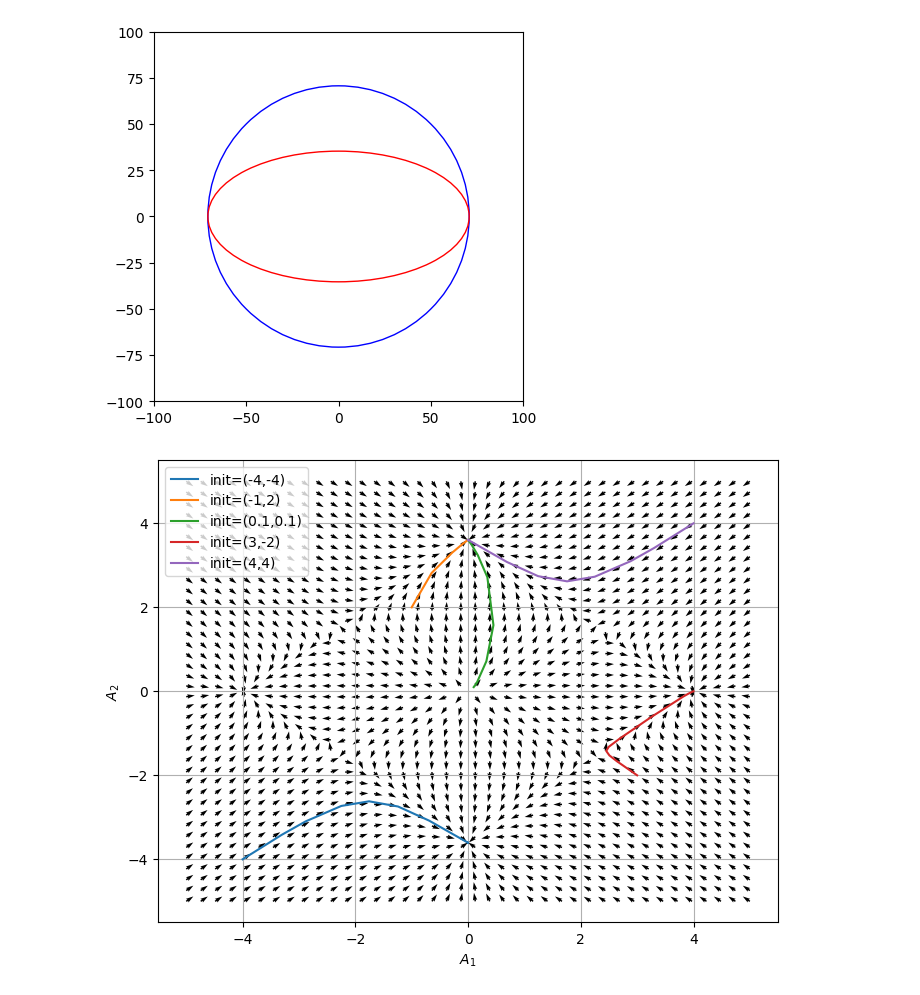
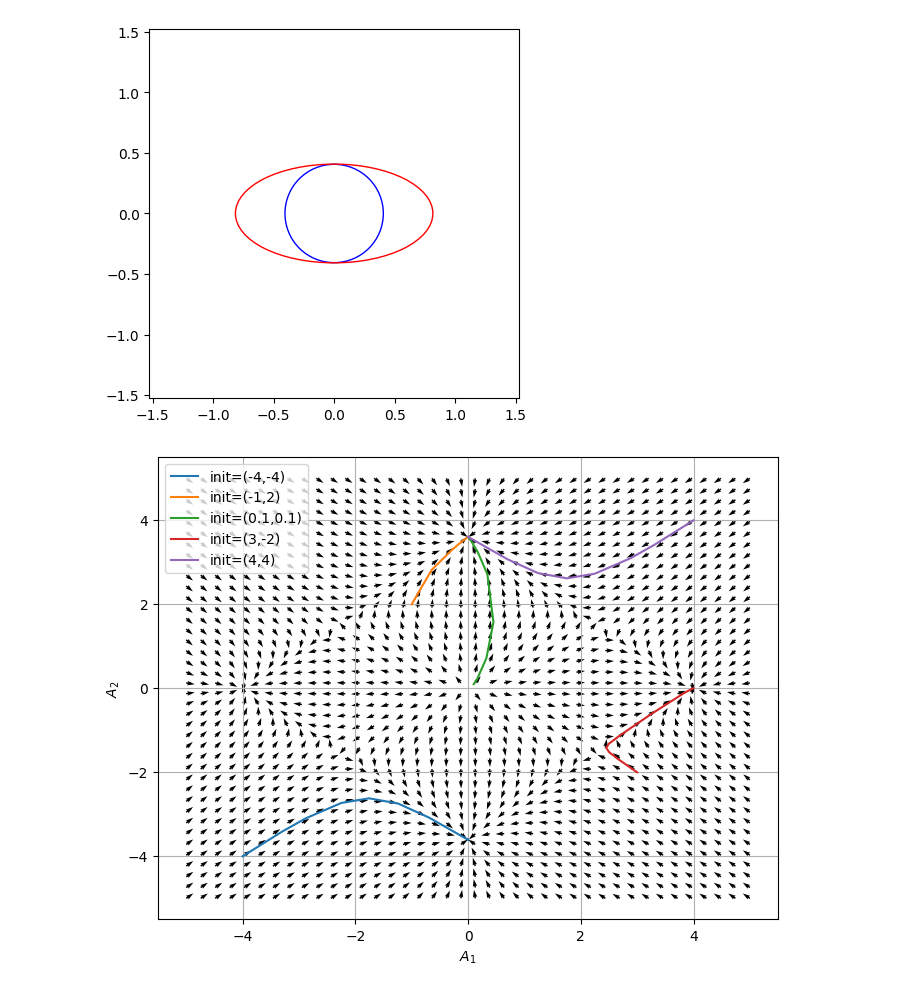
Before and after one commit to 4x3n0v/fluid_mechanics_tasks, a Jupyter notebook: task6/draw.ipynb, the cells around one changed output. Drawn from its saved outputs; the diff is of its cells as text; code cells hidden in the pictures.

```diff
--- a/task6/draw.ipynb
+++ b/task6/draw.ipynb
@@ -16,10 +16,10 @@ beta1 = 1
 beta2 = 1
 delta1 = 1
 delta2 = 4
-Re1 = 1
+Re1 = 2
 Re2 = 1
 # z-axis
-Re = 10000.4
+Re = 2.33
 # plot axes scaling
 SCALE = math.sqrt(Re)
 
@@ -28,34 +28,34 @@ SCALE = math.sqrt(Re)
 width1 = math.sqrt(2 * a1 * (Re - Re1) / delta1)
 height1 = math.sqrt(2 * a1 * (Re - Re1) / beta1)
 # second ellipse
 width2 = math.sqrt(2 * a2 * (Re - Re2) / beta2)
 height2 = math.sqrt(2 * a2 * (Re - Re2) / delta2)
 
 ellipse1 = Ellipse(
     xy = (0,0),
     width=width1,
     height=height1,
     fc='None',
     edgecolor='b',
 )
 
 ellipse2 = Ellipse(
     xy = (0,0),
     width=width2,
     height=height2,
     fc='None',
     edgecolor='r',
 )
 
 
 ax.add_patch(ellipse1)
 ax.add_patch(ellipse2)
 ax.set_xlim(-SCALE, SCALE)
 ax.set_ylim(-SCALE, SCALE)
 ax.set_aspect('equal', 'box')
 plt.show()
 # %% [output]
-[figure, old version]
+[figure, new version]
 # %%
 from scipy.integrate import solve_ivp
 
```
